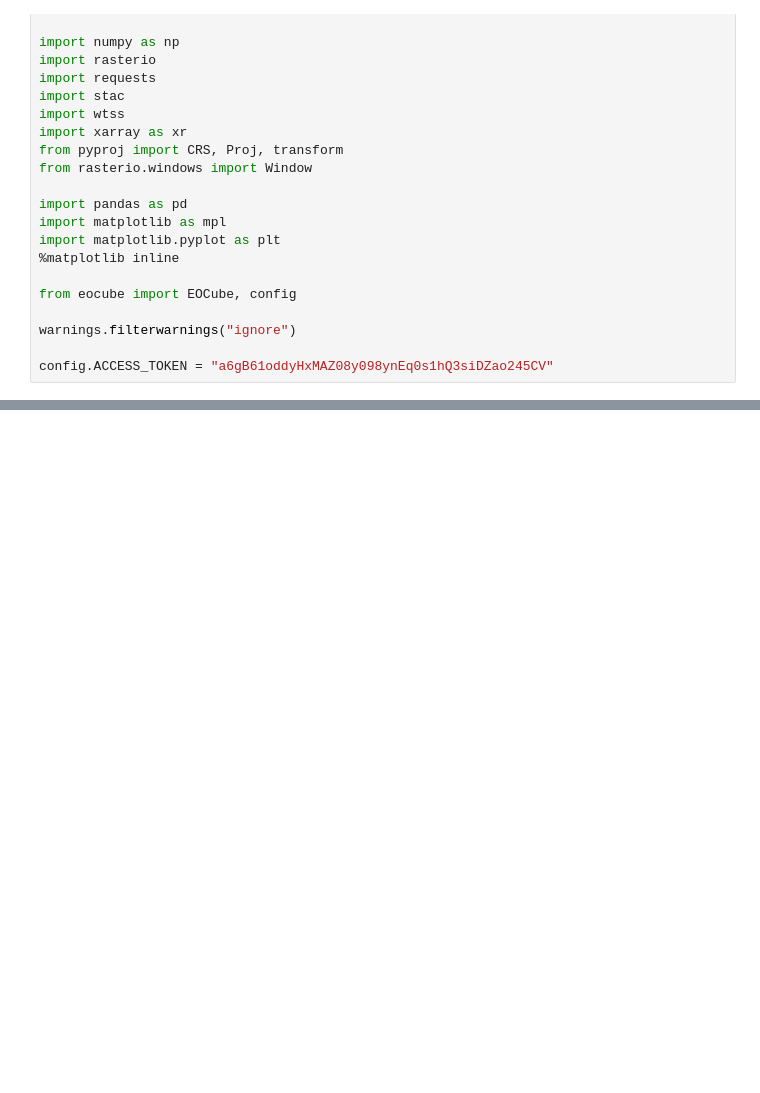
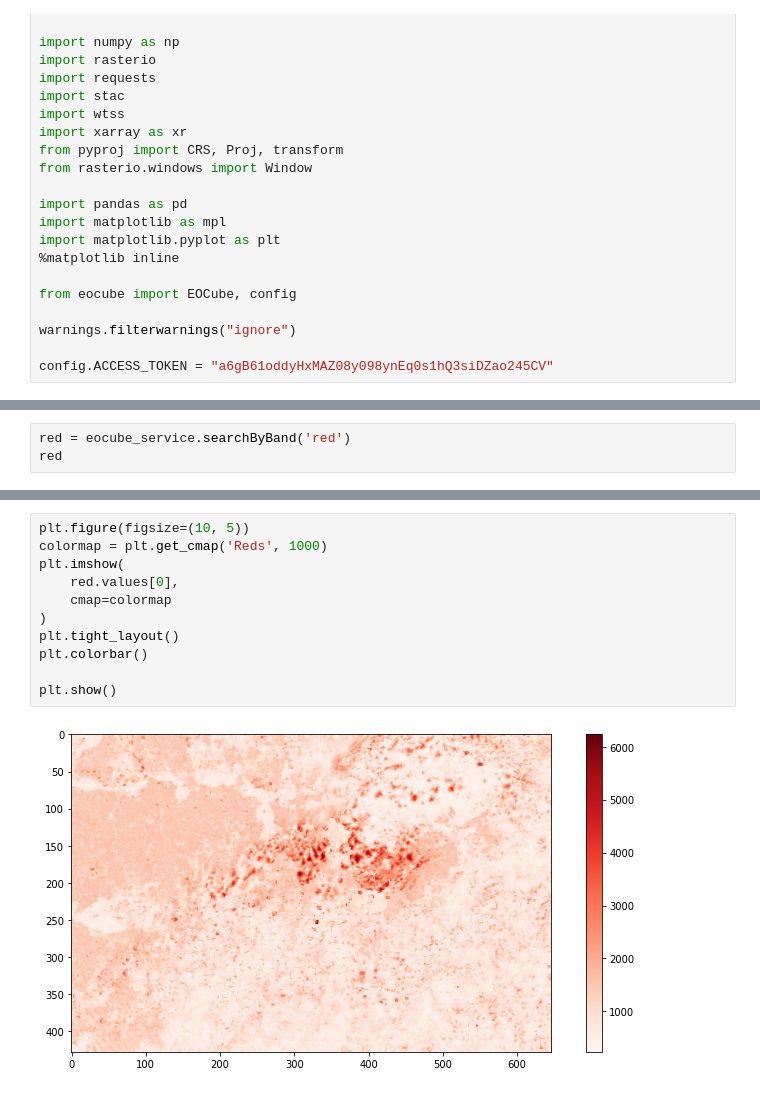
Before and after one commit to AbnerErnaniADSFatec/in-prog-geo, a Jupyter notebook: prog-geo/api-eodc-testes/EOCubeTests.ipynb, the cells around one changed output, grey strips where cells are left out. Drawn from its saved outputs; the diff is of its cells as text; blank space fills up the shorter version.

```diff
--- a/prog-geo/api-eodc-testes/EOCubeTests.ipynb
+++ b/prog-geo/api-eodc-testes/EOCubeTests.ipynb
@@ -124,0 +99,3 @@ Attributes:
+# %%
+red = eocube_service.searchByBand('red')
+red
@@ -124,0 +120,13 @@ Attributes:
+# %%
+plt.figure(figsize=(10, 5))
+colormap = plt.get_cmap('Reds', 1000)
+plt.imshow(
+    red.values[0],
+    cmap=colormap
+)
+plt.tight_layout()
+plt.colorbar()
+
+plt.show()
+# %% [output]
+[figure, added]
```
Also changed, not shown: parts of 26 cells of this notebook, 1 other file.
